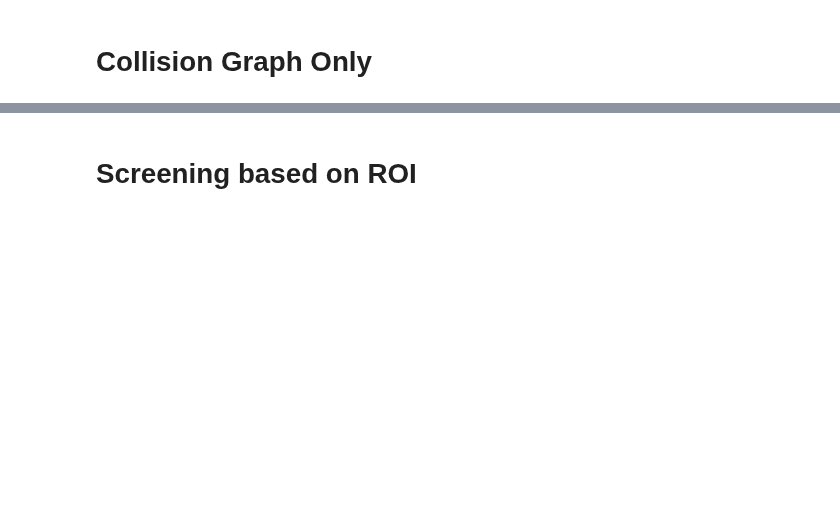
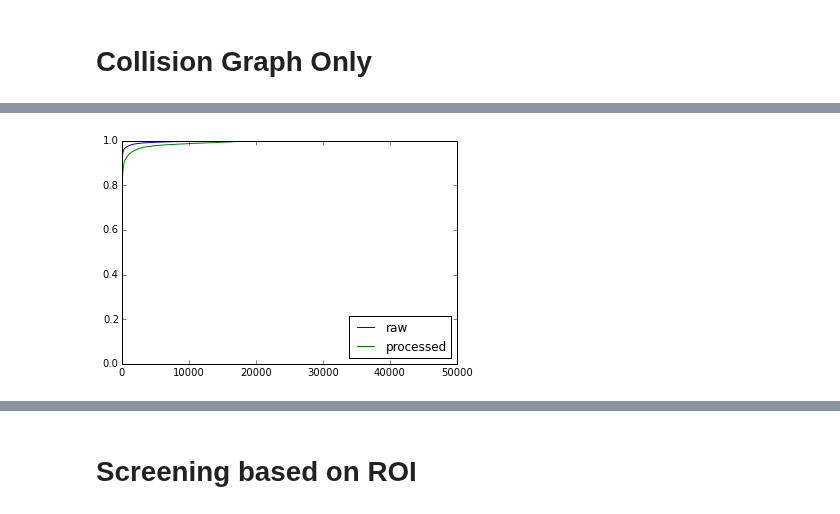
Before and after one commit to amarallab/waldo, a Jupyter notebook: workbooks/beyond_collisions.ipynb, the cells around one changed output, grey strips where cells are left out. Saved outputs shown, nothing was run; the diff lists cells and outputs as text; code cells hidden in the pictures; blank space fills up the shorter version.

```diff
--- a/workbooks/beyond_collisions.ipynb
+++ b/workbooks/beyond_collisions.ipynb
@@ -59,0 +201,8 @@ collider.viz.direct_degree_distribution(graph_mod, (3, 4))
+# %%
+fig, ax = plt.subplots()
+node_duration_cdf(ax, lifespans1, label='raw')
+node_duration_cdf(ax, lifespans2, label='processed')
+ax.legend(loc='lower right')
+plt.show()
+# %% [output]
+[figure, added]
```
Also changed, not shown: parts of 13 cells of this notebook, 4 other files.
